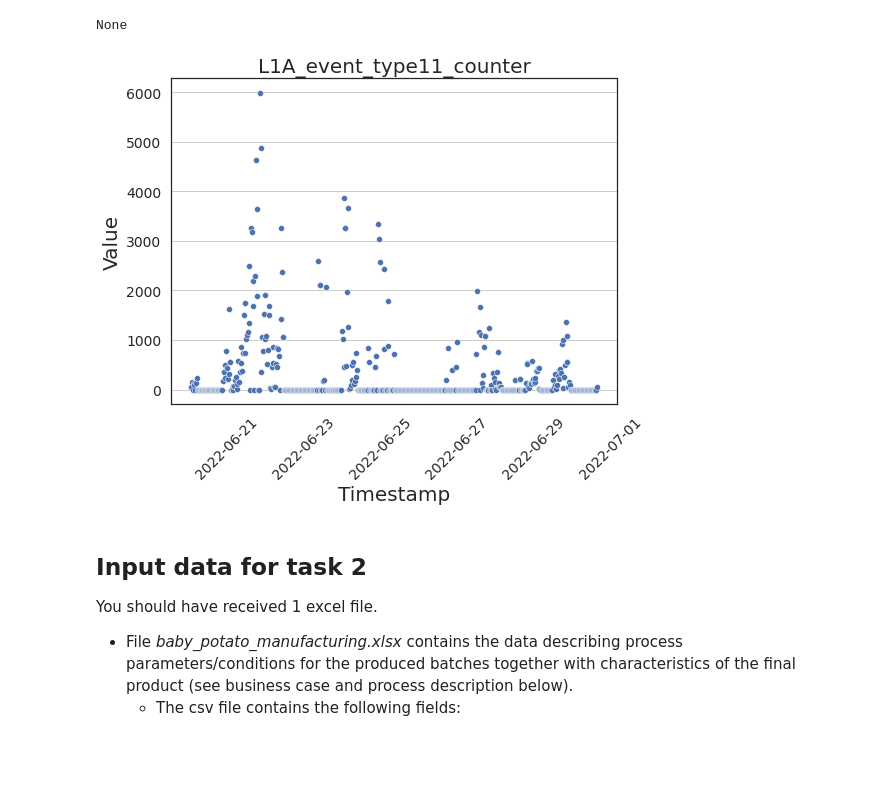
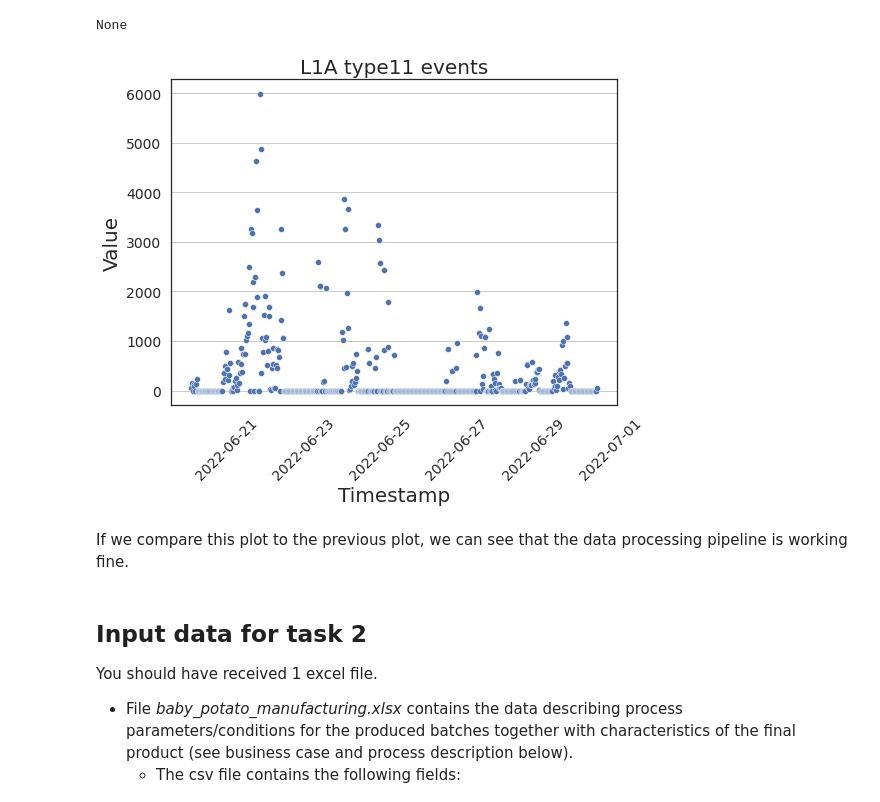
Before and after one commit to rodralez/ai-portfolio, a Jupyter notebook: data-science-challenge/Rodrigo-Gonzalez_Data-science-challenge.ipynb, the cells around one changed output. Cells and saved outputs as stored; diff of their text form; code cells hidden in the pictures; blank space fills up the shorter version.

```diff
--- a/data-science-challenge/Rodrigo-Gonzalez_Data-science-challenge.ipynb
+++ b/data-science-challenge/Rodrigo-Gonzalez_Data-science-challenge.ipynb
@@ -249,10 +250,10 @@ plt.show()
 The following section of code is to test if the previous data pipeline is working fine. Some value aggregation will be done by parts inside a for loop, and then compare it to the data pipeline values.
 # %%
 # choose a line
-line = 'L2B'
+line = 'L1A'
 
 # choose a type1
-type1 = 'type5'
+type1 = 'type11'
 
 # set a to_datetime
 start = pd.to_datetime("2022-06-20 01:00:00")
@@ -307,24 +308,24 @@ import pandas as pd
 import re
 
 # pivot dataframe from long to wide
-his_30m_pivot = his_30m.pivot(index=['datetime', 'line'], columns='type1', values='value')
+his_30m_pvt1 = his_30m.pivot(index=['datetime', 'line'], columns='type1', values='value')
 
 # reset the MultiIndex
-his_30m_pivot = his_30m_pivot.reset_index()
+his_30m_pvt2 = his_30m_pvt1.reset_index()
 
 # find all column names that match the pattern "type\d+"
-matching_cols = [col for col in his_30m_pivot.columns if re.match(r'type\d+', col)]
+matching_cols = [col for col in his_30m_pvt2.columns if re.match(r'type\d+', col)]
 
 # replace the found column names with the requested names
 for col in matching_cols:
-    his_30m_pivot.rename(columns={col: col + "_events_qty"}, inplace=True)
+    his_30m_pvt2.rename(columns={col: col + "_events_qty"}, inplace=True)
 
 # specify the columns to move to the end
 cols = ['type10_events_qty', 'type11_events_qty']
 
 # reorder the columns so that the columns specified in `cols` are located at the end
-new_cols = [col for col in his_30m_pivot.columns if col not in cols] + cols
-his_30m_pivot = his_30m_pivot[new_cols]
+new_cols = [col for col in his_30m_pvt2.columns if col not in cols] + cols
+his_30m_pivot = his_30m_pvt2[new_cols]
 
 display(his_30m_pivot.head())
 display(his_30m_pivot.info())
@@ -356,3 +357,28 @@ Data columns (total 13 columns):
 dtypes: datetime64[ns](1), float64(11), object(1)
 memory usage: 258.9+ KB
 None
+# %%
+import pandas as pd
+import seaborn as sns
+import matplotlib.pyplot as plt
+import baby_potato as bp
+
+# Use str.contains() to filter the dataframe
+df_eda2 = his_30m_pivot [ his_30m_pivot ['line'].str.contains('L1A')]
+
+x=df_eda2['datetime']
+y=df_eda2['type11_events_qty']
+title='L1A type11 events after his data pivoting'
+
+sns.set()
+sns.set_theme(style='white')
+fig = plt.subplots(figsize=(8, 6))
+ax = sns.scatterplot(x=x, y=y)
+plt.title(title, fontsize=20)
+plt.xlabel(xlabel, fontsize=20)
+plt.ylabel(ylabel, fontsize=20)
+plt.xticks(fontsize=14, rotation=45)
+plt.yticks(fontsize=14)
+ax.grid(axis='y')
+# plt.grid()
+plt.show()
@@ -559,33 +589,35 @@ None
 # %%
 import pandas as pd
 import seaborn as sns
 import matplotlib.pyplot as plt
 import baby_potato as bp
 
 # use str.contains() to filter the dataframe
 # L1A_event_type11_counter
 df_filtered = output_data[output_data['line'].str.contains('L1A')]
 
 x=df_filtered['datetime']
 y=df_filtered['type11_events_qty']
-title='L1A_event_type11_counter'
+title='L1A type11 events at the final stage'
 xlabel='Timestamp'
 ylabel='Value'
 
 sns.set()
 sns.set_theme(style='white')
 fig = plt.subplots(figsize=(8, 6))
 ax = sns.scatterplot(x=x, y=y)
 plt.title(title, fontsize=20)
 plt.xlabel(xlabel, fontsize=20)
 plt.ylabel(ylabel, fontsize=20)
 plt.xticks(fontsize=14, rotation=45)
 plt.yticks(fontsize=14)
 ax.grid(axis='y')
 # plt.grid()
 plt.show()
 # %% [output]
-[figure, old version]
+[figure, new version]
+# %% [markdown]
+If we compare this plot to the previous plot, we can see that the data processing pipeline is working fine.
 # %% [markdown]
 ## Input data for task 2
 You should have received 1 excel file.
```
Also changed, not shown: parts of 36 cells of this notebook, 2 other files.
